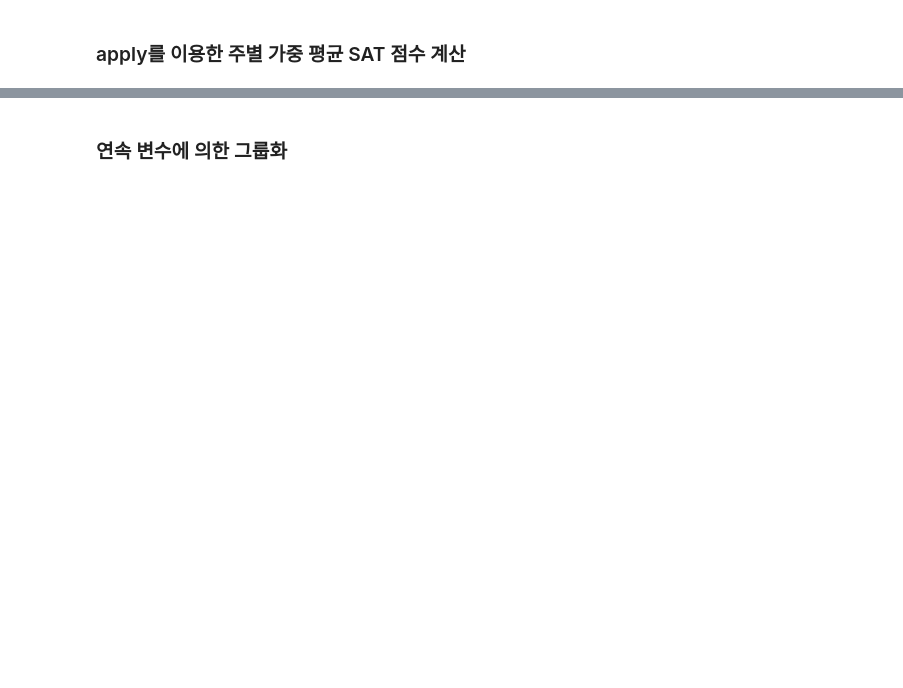
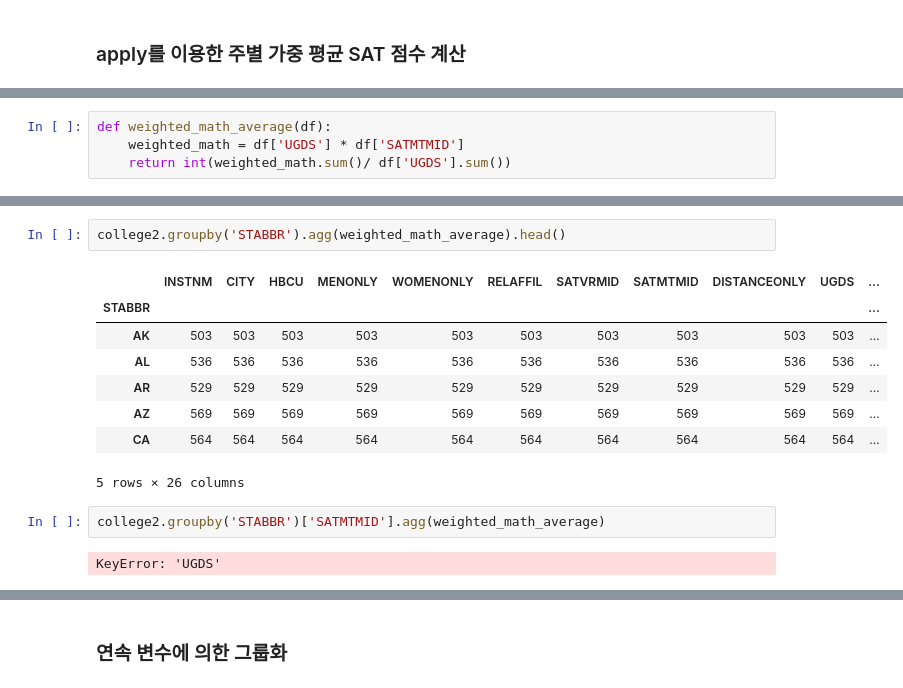
Before and after one commit to liberalapes/pandas_cookbook, a Jupyter notebook: 07장 종합을 위한 그룹화, 필터링 그리고 변환 .ipynb, the cells around one changed output, grey strips where cells are left out. Saved outputs shown, nothing was run; the diff lists cells and outputs as text; blank space fills up the shorter version.

```diff
--- a/07장 종합을 위한 그룹화, 필터링 그리고 변환 .ipynb
+++ b/07장 종합을 위한 그룹화, 필터링 그리고 변환 .ipynb
@@ -555,0 +669,4 @@ college_filltered_70['STABBR'].nunique()
+# %%
+def weighted_math_average(df):
+    weighted_math = df['UGDS'] * df['SATMTMID']
+    return int(weighted_math.sum()/ df['UGDS'].sum())
@@ -555,0 +683,15 @@ college_filltered_70['STABBR'].nunique()
+# %%
+college2.groupby('STABBR').agg(weighted_math_average).head()
+# %% [output]
+|  | INSTNM | CITY | HBCU | MENONLY | WOMENONLY | RELAFFIL | SATVRMID | SATMTMID | DISTANCEONLY | UGDS | ... |
+| STABBR |  |  |  |  |  |  |  |  |  |  | ... |
+| AK | 503 | 503 | 503 | 503 | 503 | 503 | 503 | 503 | 503 | 503 | ... |
+| AL | 536 | 536 | 536 | 536 | 536 | 536 | 536 | 536 | 536 | 536 | ... |
+| AR | 529 | 529 | 529 | 529 | 529 | 529 | 529 | 529 | 529 | 529 | ... |
+| AZ | 569 | 569 | 569 | 569 | 569 | 569 | 569 | 569 | 569 | 569 | ... |
+| CA | 564 | 564 | 564 | 564 | 564 | 564 | 564 | 564 | 564 | 564 | ... |
+5 rows × 26 columns
+# %%
+college2.groupby('STABBR')['SATMTMID'].agg(weighted_math_average)
+# %% [output]
+KeyError: 'UGDS'
```
Also changed, not shown: parts of 56 cells of this notebook.
